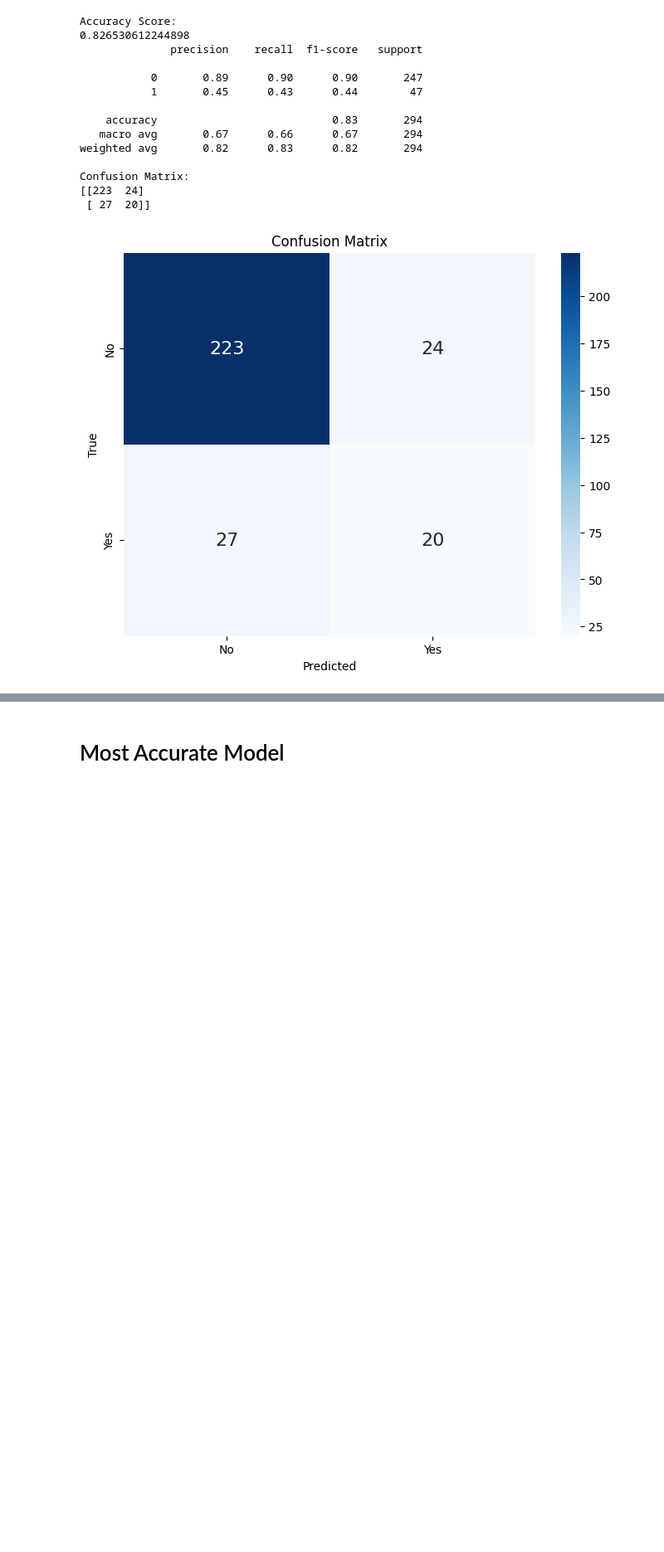
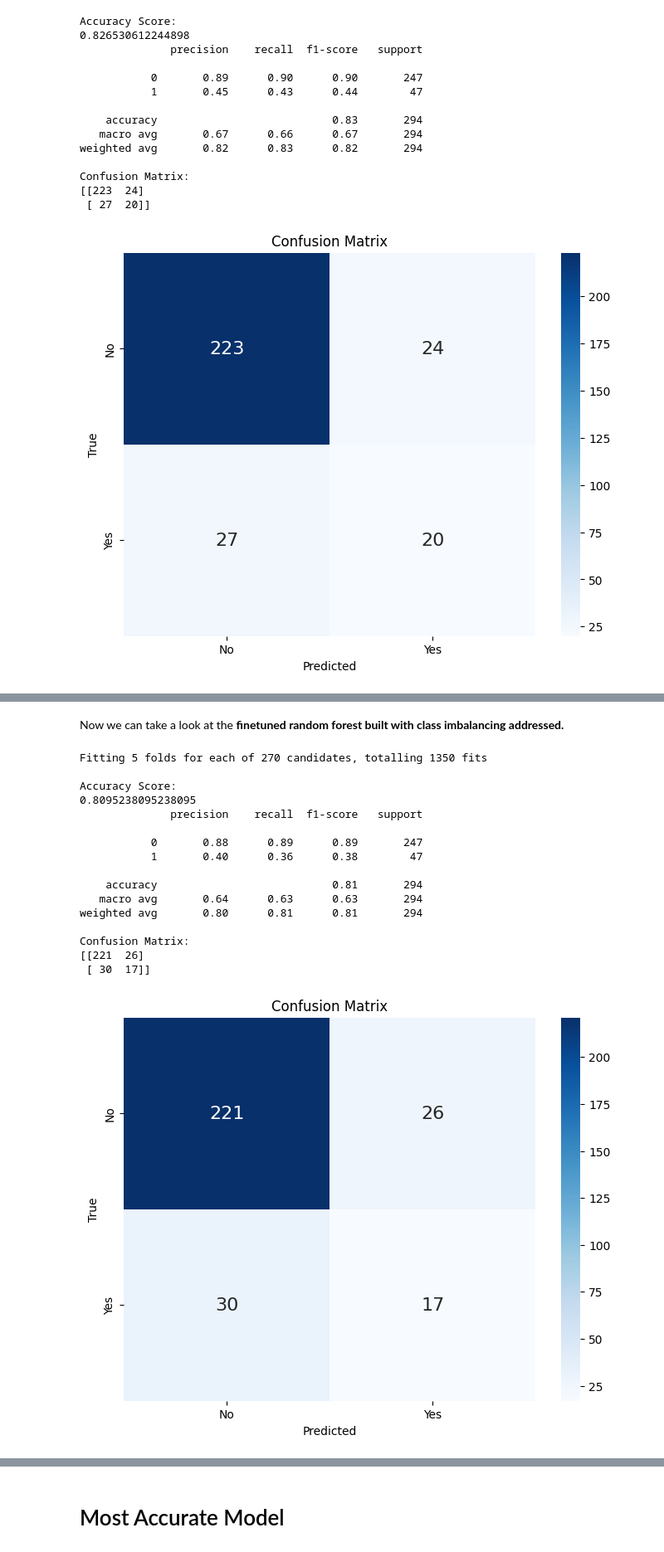
Before and after one commit to byrdwcrawford/HR_Analytics, a Jupyter notebook: HR_Model_Final.ipynb, the cells around one changed output, grey strips where cells are left out. Shown at 83% size. Drawn from its saved outputs; the diff is of its cells as text; code cells hidden in the pictures; blank space fills up the shorter version.

```diff
--- a/HR_Model_Final.ipynb
+++ b/HR_Model_Final.ipynb
@@ -1222,0 +1219,64 @@ df_cleaned.corr()
+# %% [markdown]
+Now we can take a look at the **finetuned random forest built with class imbalancing addressed.**
+# %%
+# Define the parameter grid
+param_grid = {
+    'n_estimators': [100, 200, 300],
+    'max_depth': [None, 10, 20, 30, 40],
+    'min_samples_split': [2, 5, 10],
+    'min_samples_leaf': [1, 2, 4],
+    'criterion': ['gini', 'entropy']
+}
+
+# Initialize the classifier
+clf_rf = RandomForestClassifier(class_weight='balanced', random_state=42)
+
+# Initialize GridSearchCV with the classifier and parameter grid
+grid_search = GridSearchCV(estimator=clf_rf, param_grid=param_grid,
+                           scoring='accuracy', cv=5, n_jobs=-1, verbose=1)
+
+# Fit GridSearchCV to the training data
+grid_search.fit(X_train_balanced, y_train_balanced)
+
+# Get the best estimator
+best_clf_rf_balanced = grid_search.best_estimator_
+
+# Make predictions with the best estimator
+y_pred_rf_balanced = best_clf_rf_balanced.predict(X_test)
+
+# Evaluate the best estimator
+print("\nAccuracy Score:")
+print(accuracy_score(y_test, y_pred_rf_balanced))
+print(classification_report(y_test, y_pred_rf_balanced))
+
+# Print confusion matrix
+print("Confusion Matrix:")
+cm_rf_balanced = confusion_matrix(y_test, y_pred_rf_balanced)
+print(cm_rf_balanced)
+
+# Plot confusion matrix
+plt.figure(figsize=(8, 6))
+sns.heatmap(cm_rf_balanced, annot=True, cmap='Blues', fmt='g', annot_kws={"size": 16},
+            xticklabels=['No', 'Yes'], yticklabels=['No', 'Yes'])
+plt.xlabel('Predicted')
+plt.ylabel('True')
+plt.title('Confusion Matrix')
+plt.show()
+# %% [output]
+Fitting 5 folds for each of 270 candidates, totalling 1350 fits
+
+Accuracy Score:
+0.8095238095238095
+              precision    recall  f1-score   support
+
+           0       0.88      0.89      0.89       247
+           1       0.40      0.36      0.38        47
+
+    accuracy                           0.81       294
+   macro avg       0.64      0.63      0.63       294
+weighted avg       0.80      0.81      0.81       294
+
+Confusion Matrix:
+[[221  26]
+ [ 30  17]]
+[figure, added]
```
Also changed, not shown: parts of 33 cells of this notebook.
